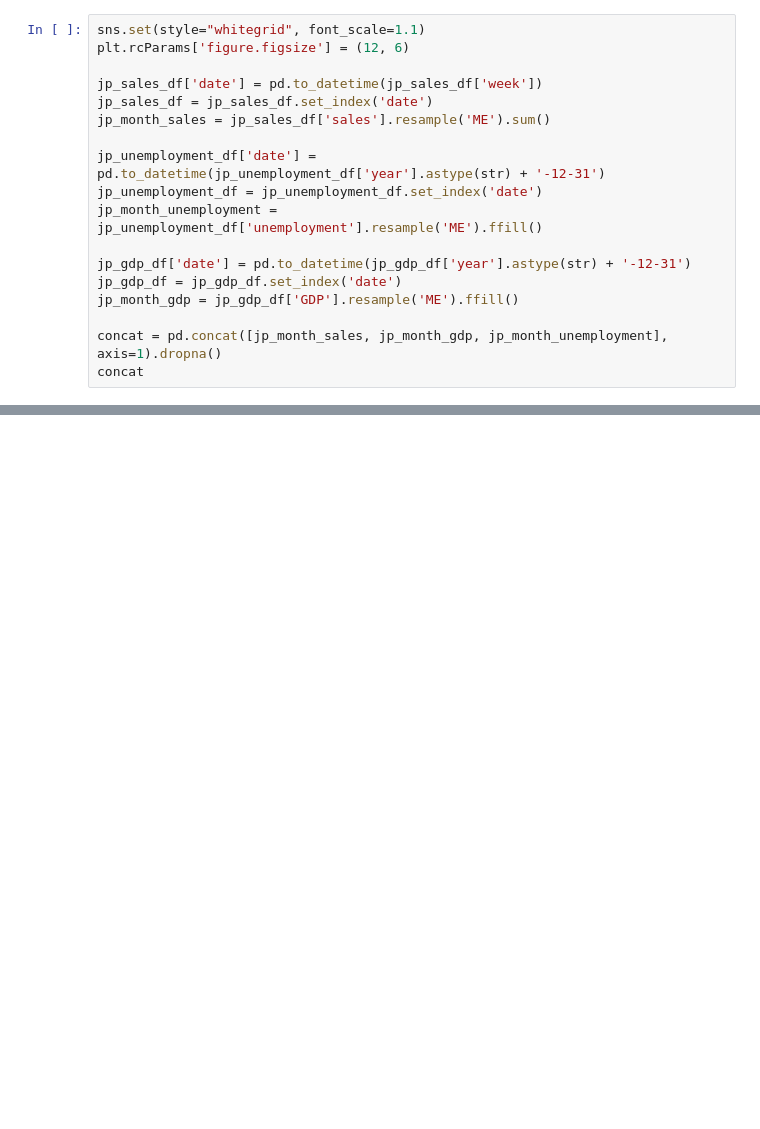
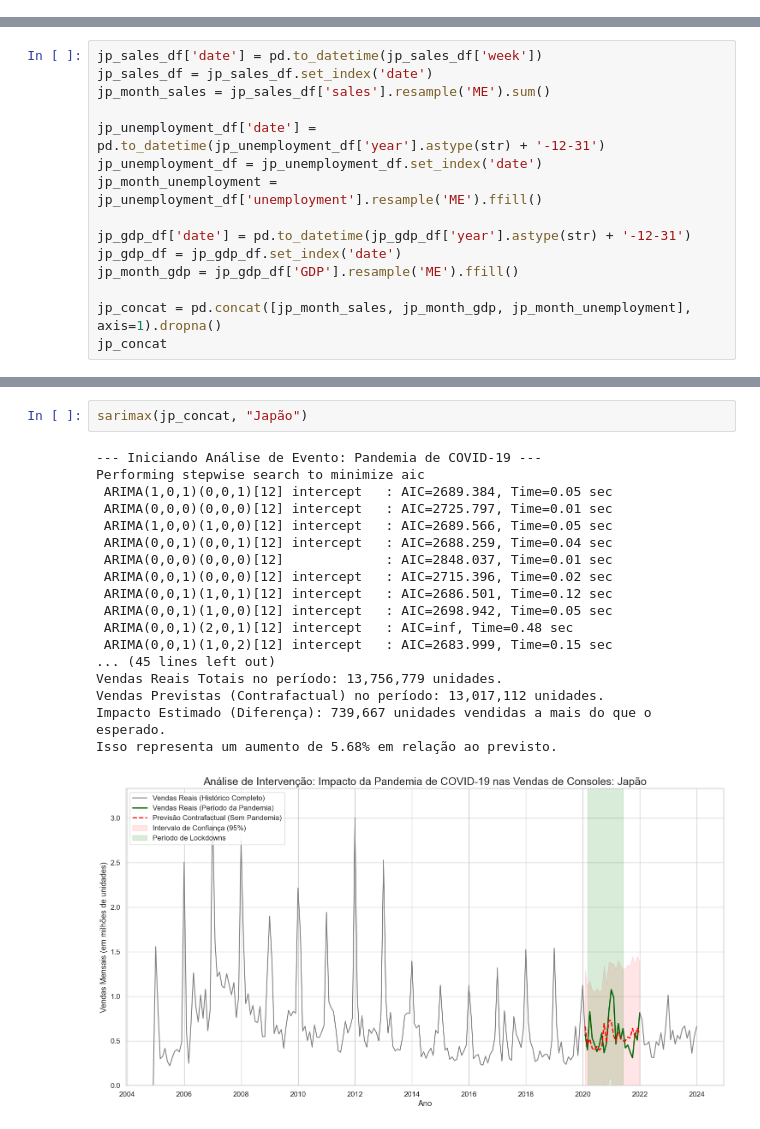
Before and after one commit to FramesPerStatistic/Console_Analyses, a Jupyter notebook: notebooks/macroeconomics.ipynb, the cells around one changed output, grey strips where cells are left out. Saved outputs shown, nothing was run; the diff lists cells and outputs as text; blank space fills up the shorter version.

Commit message:
[FEAT] Correlações entre fatores macroeconomicos e as vendas e SARIMAX regional

```diff
--- a/notebooks/macroeconomics.ipynb
+++ b/notebooks/macroeconomics.ipynb
@@ -421,18 +0,0 @@ import pmdarima as pm
-# %%
-sns.set(style="whitegrid", font_scale=1.1)
-plt.rcParams['figure.figsize'] = (12, 6)
-
-jp_sales_df['date'] = pd.to_datetime(jp_sales_df['week'])
-jp_sales_df = jp_sales_df.set_index('date')
-jp_month_sales = jp_sales_df['sales'].resample('ME').sum()
-
-jp_unemployment_df['date'] = pd.to_datetime(jp_unemployment_df['year'].astype(str) + '-12-31')
-jp_unemployment_df = jp_unemployment_df.set_index('date')
-jp_month_unemployment = jp_unemployment_df['unemployment'].resample('ME').ffill()
-
-jp_gdp_df['date'] = pd.to_datetime(jp_gdp_df['year'].astype(str) + '-12-31')
-jp_gdp_df = jp_gdp_df.set_index('date')
-jp_month_gdp = jp_gdp_df['GDP'].resample('ME').ffill()
-
-concat = pd.concat([jp_month_sales, jp_month_gdp, jp_month_unemployment], axis=1).dropna()
-concat
@@ -624,0 +332,15 @@ Isso representa um aumento de 5.68% em relação ao previsto.
+# %%
+jp_sales_df['date'] = pd.to_datetime(jp_sales_df['week'])
+jp_sales_df = jp_sales_df.set_index('date')
+jp_month_sales = jp_sales_df['sales'].resample('ME').sum()
+
+jp_unemployment_df['date'] = pd.to_datetime(jp_unemployment_df['year'].astype(str) + '-12-31')
+jp_unemployment_df = jp_unemployment_df.set_index('date')
+jp_month_unemployment = jp_unemployment_df['unemployment'].resample('ME').ffill()
+
+jp_gdp_df['date'] = pd.to_datetime(jp_gdp_df['year'].astype(str) + '-12-31')
+jp_gdp_df = jp_gdp_df.set_index('date')
+jp_month_gdp = jp_gdp_df['GDP'].resample('ME').ffill()
+
+jp_concat = pd.concat([jp_month_sales, jp_month_gdp, jp_month_unemployment], axis=1).dropna()
+jp_concat
@@ -624,0 +362,21 @@ Isso representa um aumento de 5.68% em relação ao previsto.
+# %%
+sarimax(jp_concat, "Japão")
+# %% [output]
+--- Iniciando Análise de Evento: Pandemia de COVID-19 ---
+Performing stepwise search to minimize aic
+ ARIMA(1,0,1)(0,0,1)[12] intercept   : AIC=2689.384, Time=0.05 sec
+ ARIMA(0,0,0)(0,0,0)[12] intercept   : AIC=2725.797, Time=0.01 sec
+ ARIMA(1,0,0)(1,0,0)[12] intercept   : AIC=2689.566, Time=0.05 sec
+ ARIMA(0,0,1)(0,0,1)[12] intercept   : AIC=2688.259, Time=0.04 sec
+ ARIMA(0,0,0)(0,0,0)[12]             : AIC=2848.037, Time=0.01 sec
+ ARIMA(0,0,1)(0,0,0)[12] intercept   : AIC=2715.396, Time=0.02 sec
+ ARIMA(0,0,1)(1,0,1)[12] intercept   : AIC=2686.501, Time=0.12 sec
+ ARIMA(0,0,1)(1,0,0)[12] intercept   : AIC=2698.942, Time=0.05 sec
+ ARIMA(0,0,1)(2,0,1)[12] intercept   : AIC=inf, Time=0.48 sec
+ ARIMA(0,0,1)(1,0,2)[12] intercept   : AIC=2683.999, Time=0.15 sec
+... (45 lines left out)
+Vendas Reais Totais no período: 13,756,779 unidades.
+Vendas Previstas (Contrafactual) no período: 13,017,112 unidades.
+Impacto Estimado (Diferença): 739,667 unidades vendidas a mais do que o esperado.
+Isso representa um aumento de 5.68% em relação ao previsto.
+[figure, added]
```
Also changed, not shown: parts of 37 cells of this notebook, 2 other files.
